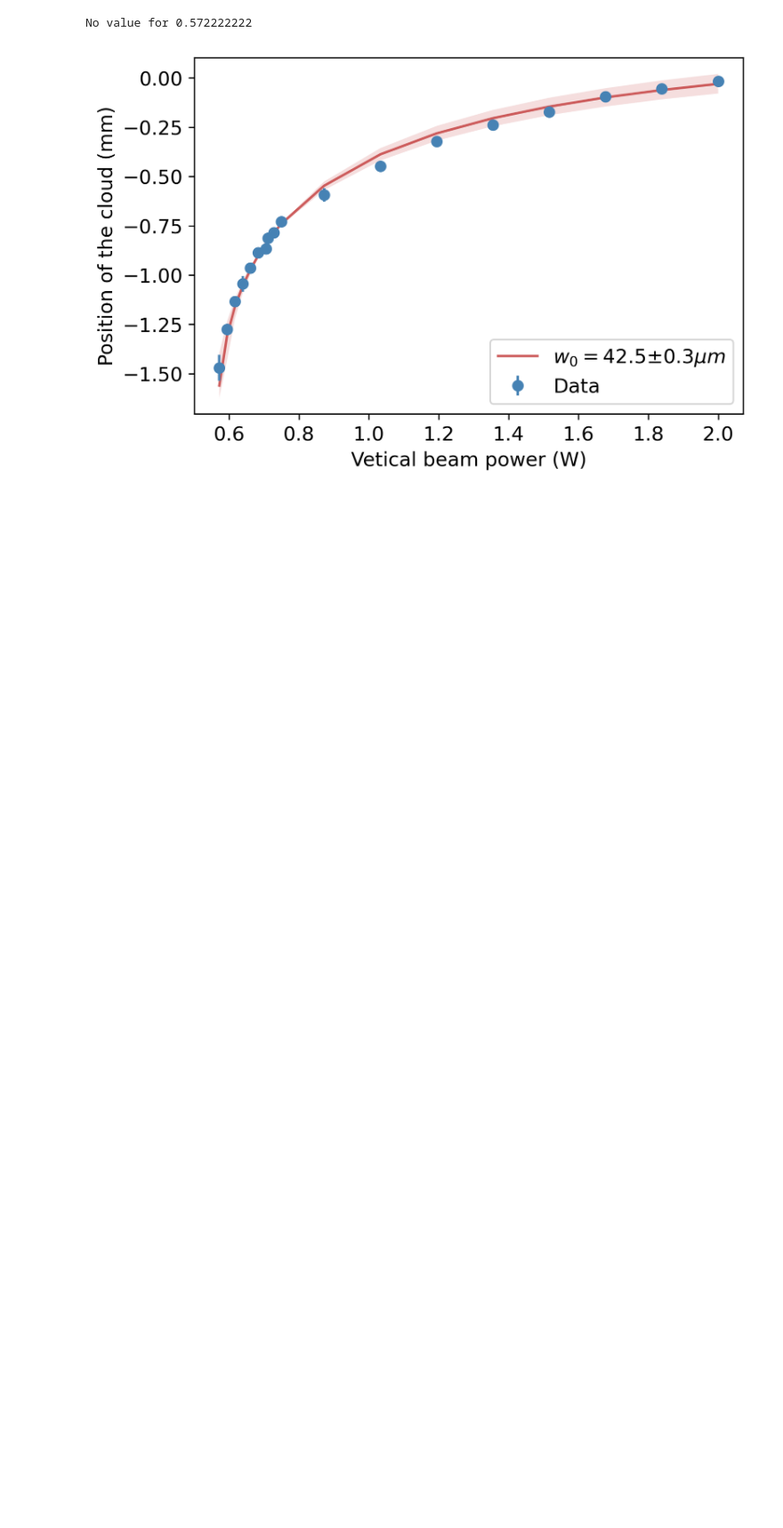
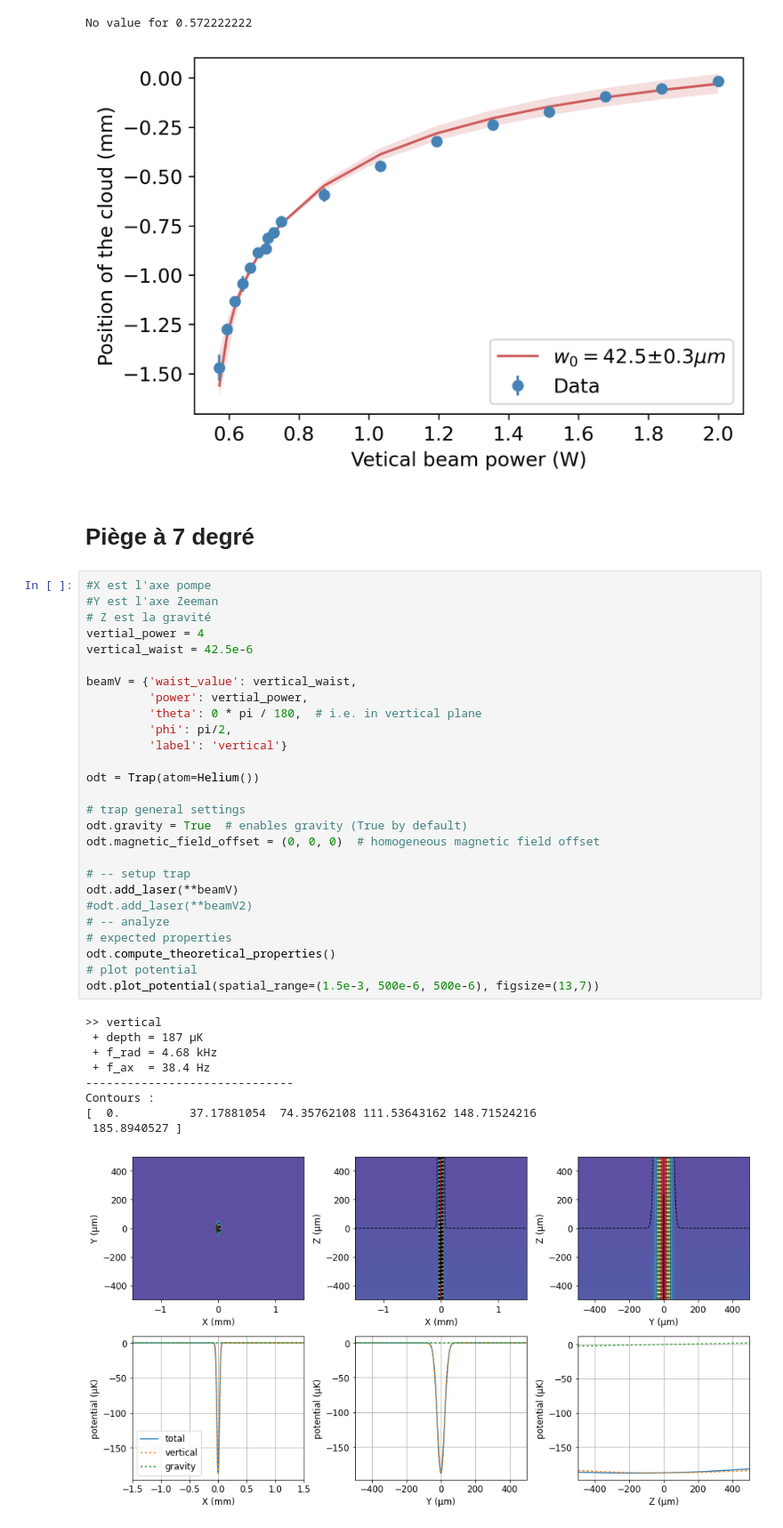
Before and after one commit to quantumatomoptic/heliumtools, a Jupyter notebook: heliumtools/exemples/odt-calc.ipynb, the cells around one changed output. Shown: that part at 89% size. Saved outputs shown, nothing was run; the diff lists cells and outputs as text; blank space fills up the shorter version.

```diff
--- a/heliumtools/exemples/odt-calc.ipynb
+++ b/heliumtools/exemples/odt-calc.ipynb
@@ -189,3 +189,42 @@ plt.show()
 # %% [output]
 No value for 0.572222222
 [figure]
+# %% [markdown]
+# Piège à 7 degré
+# %%
+#X est l'axe pompe
+#Y est l'axe Zeeman
+# Z est la gravité
+vertial_power = 4
+vertical_waist = 42.5e-6
+
+beamV = {'waist_value': vertical_waist,
+         'power': vertial_power,
+         'theta': 0 * pi / 180,  # i.e. in vertical plane
+         'phi': pi/2,
+         'label': 'vertical'}
+
+odt = Trap(atom=Helium())
+
+# trap general settings
+odt.gravity = True  # enables gravity (True by default)
+odt.magnetic_field_offset = (0, 0, 0)  # homogeneous magnetic field offset
+
+# -- setup trap
+odt.add_laser(**beamV)
+#odt.add_laser(**beamV2)
+# -- analyze
+# expected properties
+odt.compute_theoretical_properties()
+# plot potential
+odt.plot_potential(spatial_range=(1.5e-3, 500e-6, 500e-6), figsize=(13,7))
+# %% [output]
+>> vertical
+ + depth = 187 µK
+ + f_rad = 4.68 kHz
+ + f_ax  = 38.4 Hz
+------------------------------
+Contours :
+[  0.          37.17881054  74.35762108 111.53643162 148.71524216
+ 185.8940527 ]
+[figure, added]
```
Also changed, not shown: parts of 7 cells of this notebook, 11 other files.
